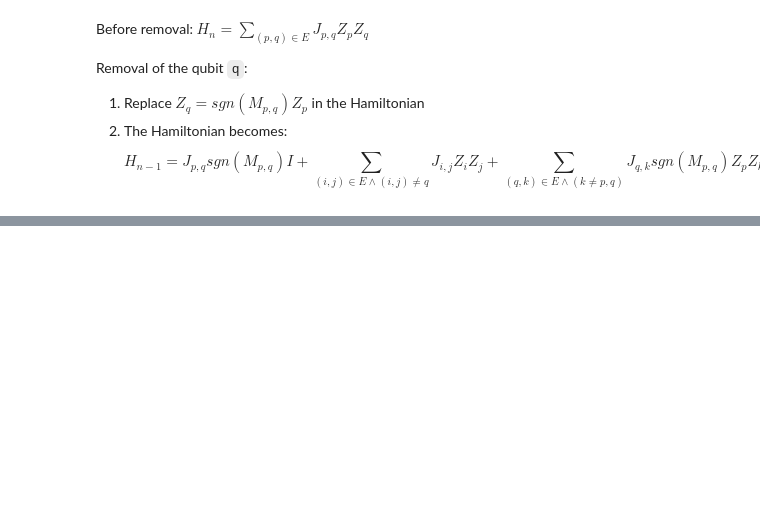
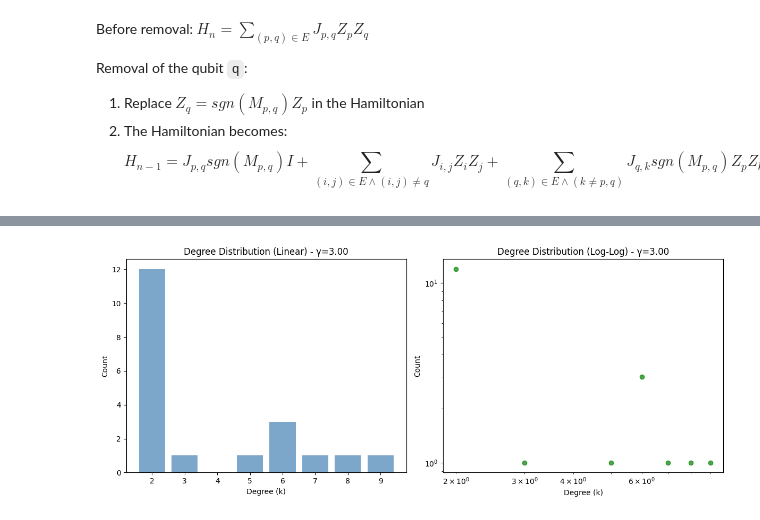
Before and after one commit to allegrastrippoli/qaoa-scale-free-graphs, a Jupyter notebook: qaoa_scale_free_graphs.ipynb, the cells around one changed output, grey strips where cells are left out. Saved outputs shown, nothing was run; the diff lists cells and outputs as text; code cells hidden in the pictures; blank space fills up the shorter version.

```diff
--- a/qaoa_scale_free_graphs.ipynb
+++ b/qaoa_scale_free_graphs.ipynb
@@ -733,0 +732,89 @@ for n, p, q in n_p_q_values:
+# %%
+def edge_neighborhood_subgraph(G: nx.Graph, edge: tuple) -> nx.Graph:
+    u, v = edge
+    nodes = {u, v}
+    nodes.update(G.neighbors(u))
+    nodes.update(G.neighbors(v))
+    return G.subgraph(nodes).copy()
+
+
+def draw_edge_subgraph(G_sub, edge, color):
+    pos = nx.spring_layout(G_sub)
+    edge_colors = []
+    widths = []
+    for e in G_sub.edges():
+        if e == edge or (e[1], e[0]) == edge:
+            edge_colors.append(color)
+            widths.append(3.0)
+        else:
+            edge_colors.append(color)
+            widths.append(1.5)
+    nx.draw(
+        G_sub,
+        pos=pos,
+        node_color=color,
+        edge_color=edge_colors,
+        node_size=180,
+        width=widths,
+        with_labels=True
+    )
+
+top_n = 5
+gamma = 3
+n_nodes = 20
+G = generate_scale_free_graph(n_nodes, gamma)
+top_n_edges = top_n_max_neighborhood_size(G, top_n)
+top_n_nodes = set()
+for u, v in top_n_edges:
+    top_n_nodes.add(u)
+    top_n_nodes.add(v)
+cmap = plt.cm.get_cmap("tab10", top_n)
+edge_color_map = {
+    edge: cmap(i)
+    for i, edge in enumerate(top_n_edges)
+}
+edge_colors = []
+for edge in G.edges():
+    if edge in edge_color_map:
+        edge_colors.append(edge_color_map[edge])
+    elif (edge[1], edge[0]) in edge_color_map:
+        edge_colors.append(edge_color_map[(edge[1], edge[0])])
+    else:
+        edge_colors.append("black")
+node_color_map = {node: "black" for node in G.nodes()}
+for (u, v), color in edge_color_map.items():
+    node_color_map[u] = color
+    node_color_map[v] = color
+node_colors = [node_color_map[node] for node in G.nodes()]
+pos = nx.spring_layout(G)
+degrees = [G.degree(n) for n in G.nodes()]
+max_ns, max_edge = max_neighborhood_size(G)
+print(f"Nodes: {G.number_of_nodes()}, Edges: {G.number_of_edges()}, Connected: {nx.is_connected(G)}, Max degree: {max(degrees)}, Min degree: {min(degrees)}, Avg degree: {np.mean(degrees):.2f}, Max neighborhood size: {max_ns}")
+fig = plot_degree_distribution(G, gamma)
+plt.show()
+plt.close(fig)
+nx.draw(G, pos=pos, node_color=node_colors, edge_color=edge_colors, node_size=200, with_labels=True)
+num = len(edge_color_map)
+cols = 3
+rows = (num + cols - 1) // cols
+fig, axes = plt.subplots(rows, cols, figsize=(5 * cols, 5 * rows))
+axes = axes.flatten()
+for ax, (edge, color) in zip(axes, edge_color_map.items()):
+    G_sub = edge_neighborhood_subgraph(G, edge)
+    pos = nx.spring_layout(G_sub, seed=42)
+
+    nx.draw(
+        G_sub,
+        pos=pos,
+        ax=ax,
+        node_color=color,
+        edge_color=color,
+        node_size=180,
+        with_labels=True
+    )
+    ax.set_title(f"Edge {edge}")
+for ax in axes[num:]:
+    ax.axis("off")
+plt.tight_layout()
+plt.show()
+# %% [output]
@@ -733,0 +823 @@ for n, p, q in n_p_q_values:
+[figure, added]
```
Also changed, not shown: parts of 7 cells of this notebook.
